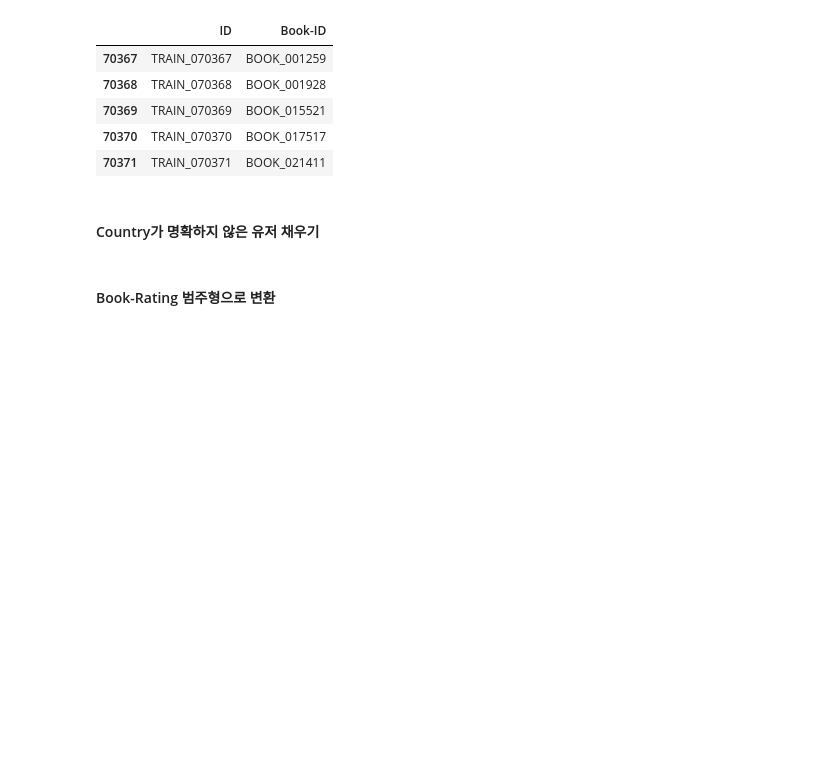
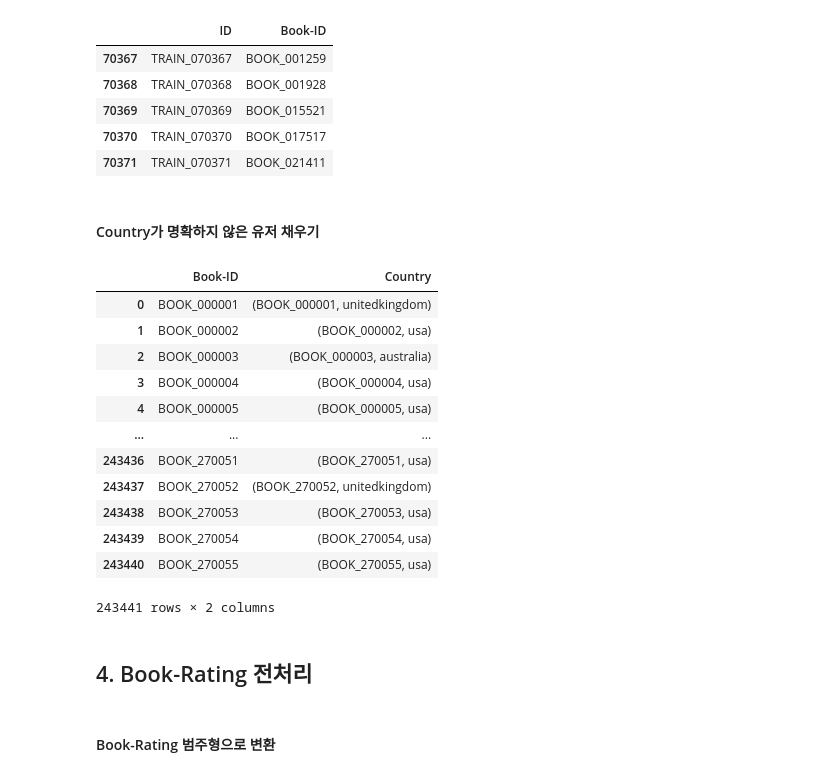
Before and after one commit to WEIT-ET/FinalProject, a Jupyter notebook: Sample-leegyuhee.ipynb, the cells around one changed output. Cells and saved outputs as stored; diff of their text form; code cells hidden in the pictures; blank space fills up the shorter version.

```diff
--- a/Sample-leegyuhee.ipynb
+++ b/Sample-leegyuhee.ipynb
@@ -341,6 +362,25 @@ train_no_country.head()
 | 70371 | TRAIN_070371 | BOOK_021411 |
 # %% [markdown]
 #### Country가 명확하지 않은 유저 채우기
+# %%
+book_country_info = train_df.groupby(['Book-ID','Country'])['Country'].count().groupby('Book-ID').idxmax().reset_index()
+book_country_info
+# %% [output]
+|  | Book-ID | Country |
+| 0 | BOOK_000001 | (BOOK_000001, unitedkingdom) |
+| 1 | BOOK_000002 | (BOOK_000002, usa) |
+| 2 | BOOK_000003 | (BOOK_000003, australia) |
+| 3 | BOOK_000004 | (BOOK_000004, usa) |
+| 4 | BOOK_000005 | (BOOK_000005, usa) |
+| ... | ... | ... |
+| 243436 | BOOK_270051 | (BOOK_270051, usa) |
+| 243437 | BOOK_270052 | (BOOK_270052, unitedkingdom) |
+| 243438 | BOOK_270053 | (BOOK_270053, usa) |
+| 243439 | BOOK_270054 | (BOOK_270054, usa) |
+| 243440 | BOOK_270055 | (BOOK_270055, usa) |
+243441 rows × 2 columns
+# %% [markdown]
+## 4. Book-Rating 전처리
 # %% [markdown]
 #### Book-Rating 범주형으로 변환
 # %%
```
Also changed, not shown: parts of 23 cells of this notebook.
